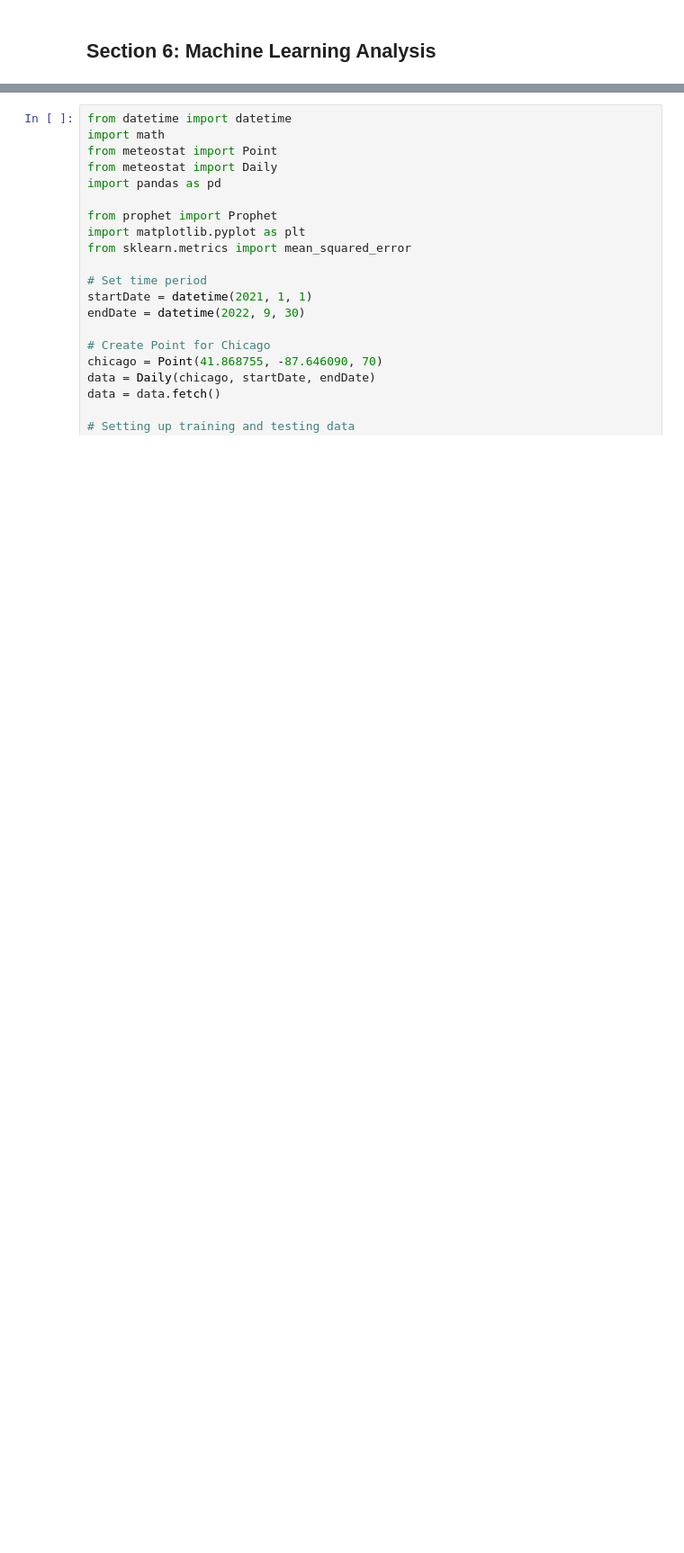
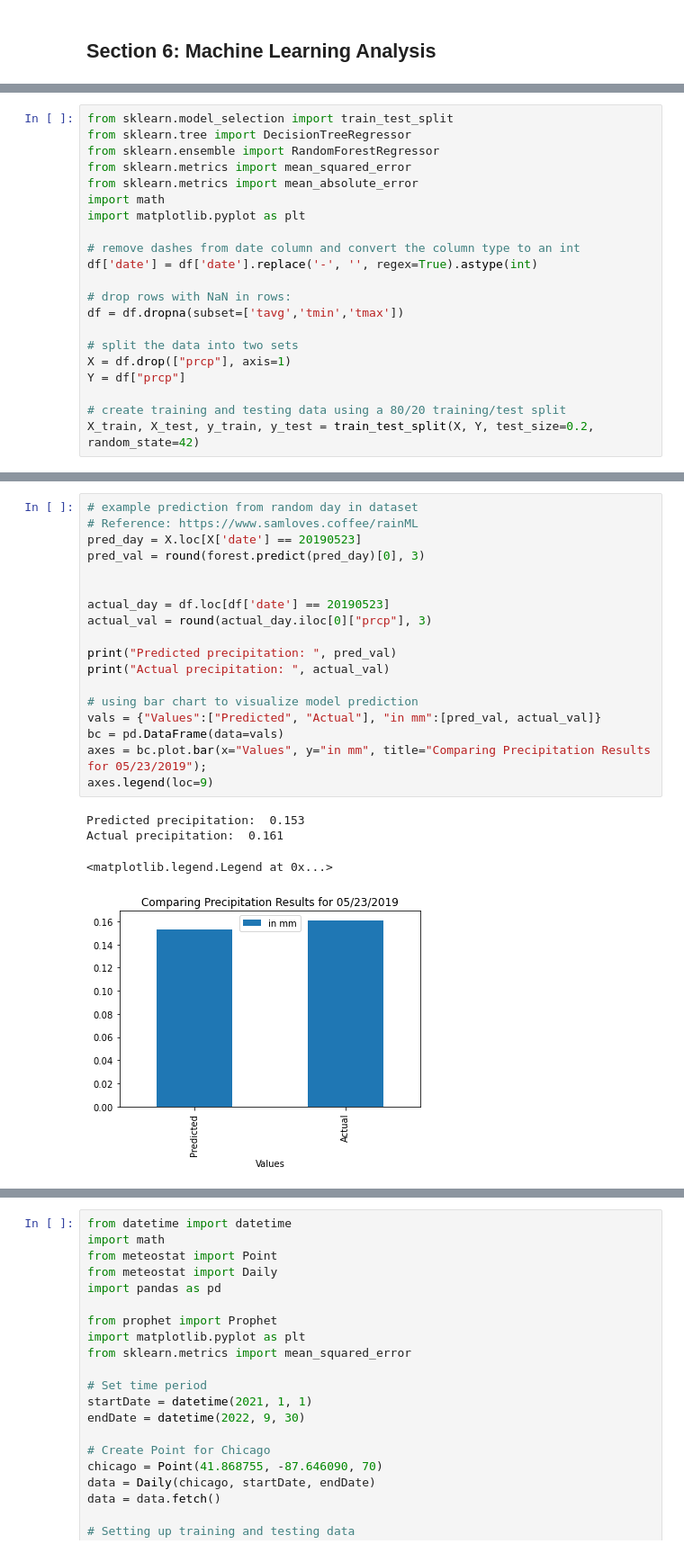
Before and after one commit to CS418/group-project-the-fast-the-curious, a Jupyter notebook: Project.ipynb, the cells around one changed output, grey strips where cells are left out. Shown at 90% size. Saved outputs shown, nothing was run; the diff lists cells and outputs as text; blank space fills up the shorter version.

```diff
--- a/Project.ipynb
+++ b/Project.ipynb
@@ -286,0 +237,21 @@ To provide a comparison against the singular decision tree baseline model, we us
+# %%
+from sklearn.model_selection import train_test_split
+from sklearn.tree import DecisionTreeRegressor
+from sklearn.ensemble import RandomForestRegressor
+from sklearn.metrics import mean_squared_error
+from sklearn.metrics import mean_absolute_error
+import math
+import matplotlib.pyplot as plt
+
+# remove dashes from date column and convert the column type to an int
+df['date'] = df['date'].replace('-', '', regex=True).astype(int)
+
+# drop rows with NaN in rows:
+df = df.dropna(subset=['tavg','tmin','tmax'])
+
+# split the data into two sets
+X = df.drop(["prcp"], axis=1)
+Y = df["prcp"]
+
+# create training and testing data using a 80/20 training/test split
+X_train, X_test, y_train, y_test = train_test_split(X, Y, test_size=0.2, random_state=42)
@@ -286,0 +332,23 @@ To provide a comparison against the singular decision tree baseline model, we us
+# %%
+# example prediction from random day in dataset
+# Reference: https://www.samloves.coffee/rainML
+pred_day = X.loc[X['date'] == 20190523]
+pred_val = round(forest.predict(pred_day)[0], 3)
+
+
+actual_day = df.loc[df['date'] == 20190523]
+actual_val = round(actual_day.iloc[0]["prcp"], 3)
+
+print("Predicted precipitation: ", pred_val)
+print("Actual precipitation: ", actual_val)
+
+# using bar chart to visualize model prediction
+vals = {"Values":["Predicted", "Actual"], "in mm":[pred_val, actual_val]}
+bc = pd.DataFrame(data=vals)
+axes = bc.plot.bar(x="Values", y="in mm", title="Comparing Precipitation Results for 05/23/2019");
+axes.legend(loc=9)
+# %% [output]
+Predicted precipitation:  0.153
+Actual precipitation:  0.161
+<matplotlib.legend.Legend at 0x...>
+[figure, added]
```
Also changed, not shown: parts of 27 cells of this notebook.
